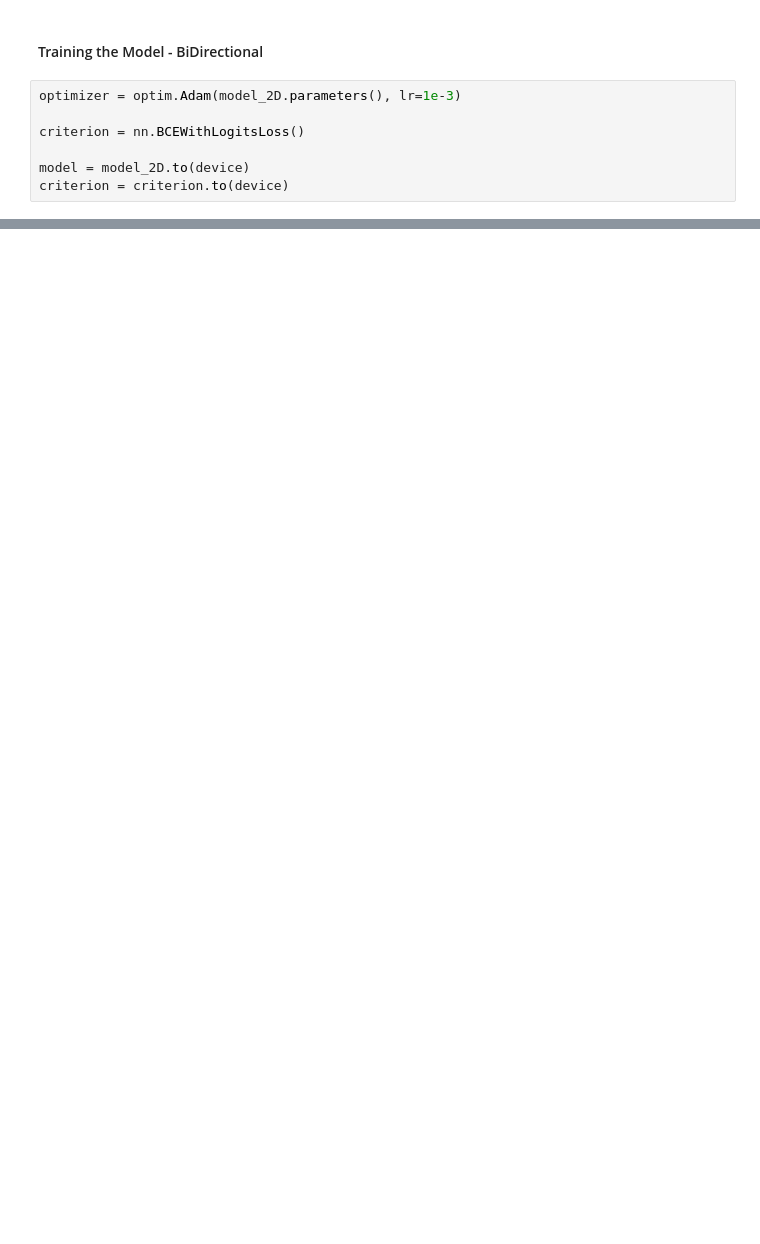
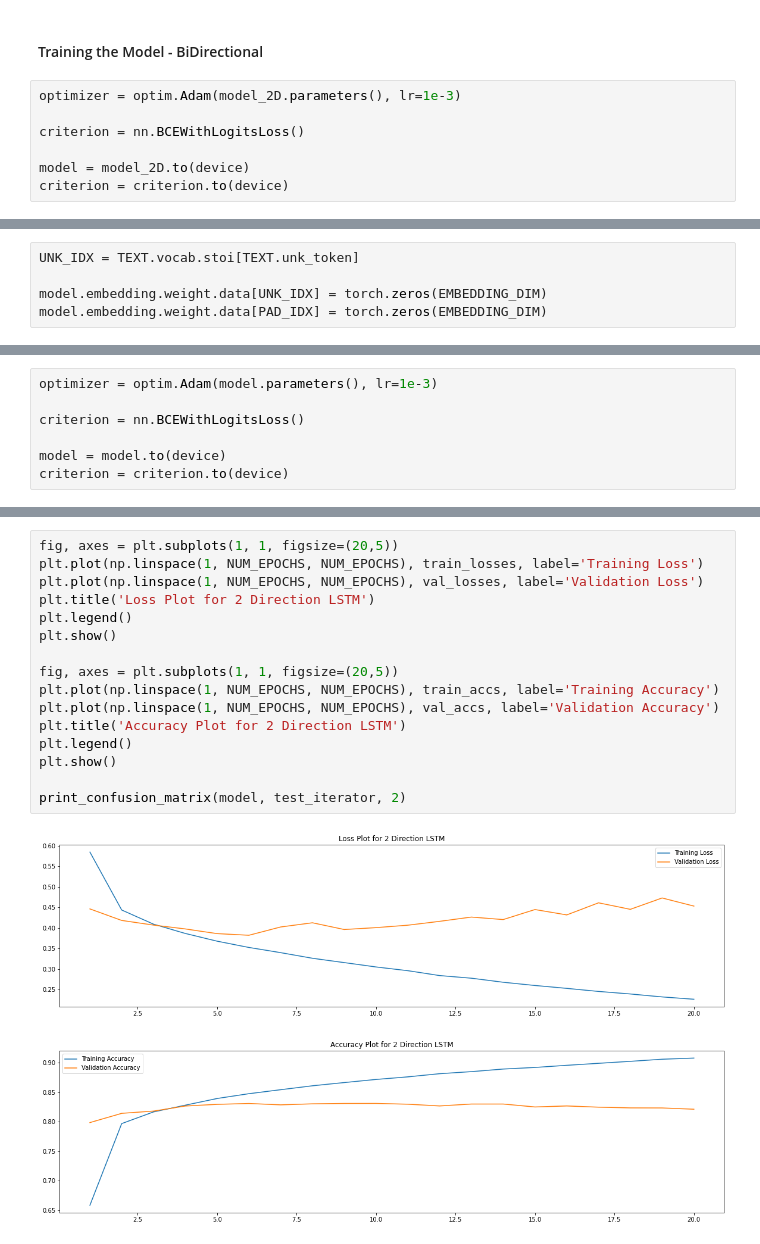
Before and after one commit to AminAlam/Deep-Sentiment, a Jupyter notebook: Deep_Sentiment.ipynb, the cells around one changed output, grey strips where cells are left out. Drawn from its saved outputs; the diff is of its cells as text; blank space fills up the shorter version.

```diff
--- a/Deep_Sentiment.ipynb
+++ b/Deep_Sentiment.ipynb
@@ -431,0 +536,5 @@ plt.show()
+# %%
+UNK_IDX = TEXT.vocab.stoi[TEXT.unk_token]
+
+model.embedding.weight.data[UNK_IDX] = torch.zeros(EMBEDDING_DIM)
+model.embedding.weight.data[PAD_IDX] = torch.zeros(EMBEDDING_DIM)
@@ -431,0 +543,7 @@ plt.show()
+# %%
+optimizer = optim.Adam(model.parameters(), lr=1e-3)
+
+criterion = nn.BCEWithLogitsLoss()
+
+model = model.to(device)
+criterion = criterion.to(device)
@@ -431,0 +601,19 @@ plt.show()
+# %%
+fig, axes = plt.subplots(1, 1, figsize=(20,5))
+plt.plot(np.linspace(1, NUM_EPOCHS, NUM_EPOCHS), train_losses, label='Training Loss')
+plt.plot(np.linspace(1, NUM_EPOCHS, NUM_EPOCHS), val_losses, label='Validation Loss')
+plt.title('Loss Plot for 2 Direction LSTM')
+plt.legend()
+plt.show()
+
+fig, axes = plt.subplots(1, 1, figsize=(20,5))
+plt.plot(np.linspace(1, NUM_EPOCHS, NUM_EPOCHS), train_accs, label='Training Accuracy')
+plt.plot(np.linspace(1, NUM_EPOCHS, NUM_EPOCHS), val_accs, label='Validation Accuracy')
+plt.title('Accuracy Plot for 2 Direction LSTM')
+plt.legend()
+plt.show()
+
+print_confusion_matrix(model, test_iterator, 2)
+# %% [output]
+[figure, added]
+[figure, added]
```
Also changed, not shown: parts of 26 cells of this notebook.
